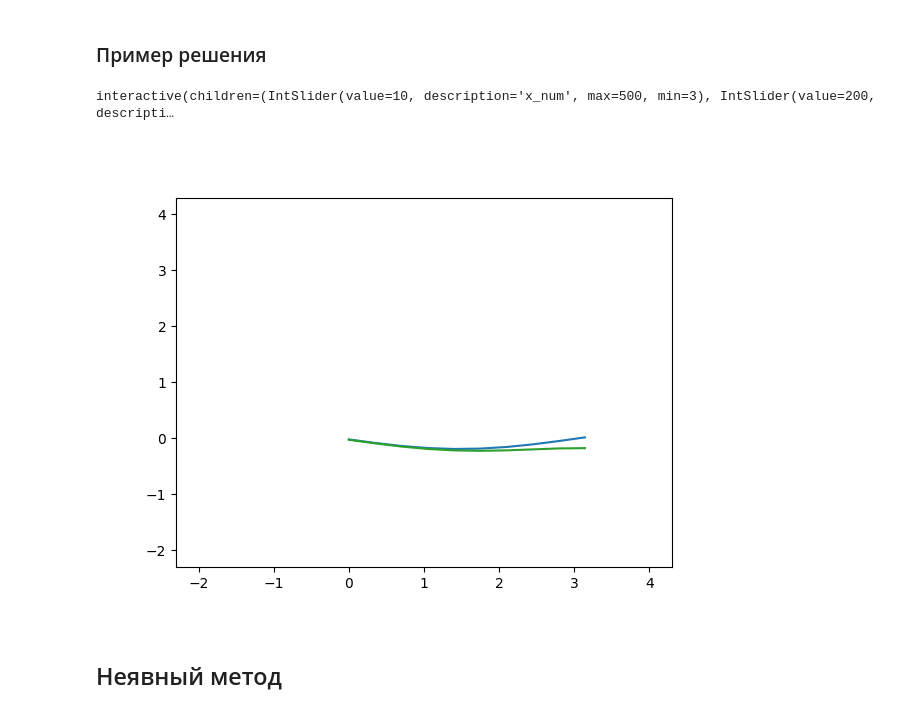
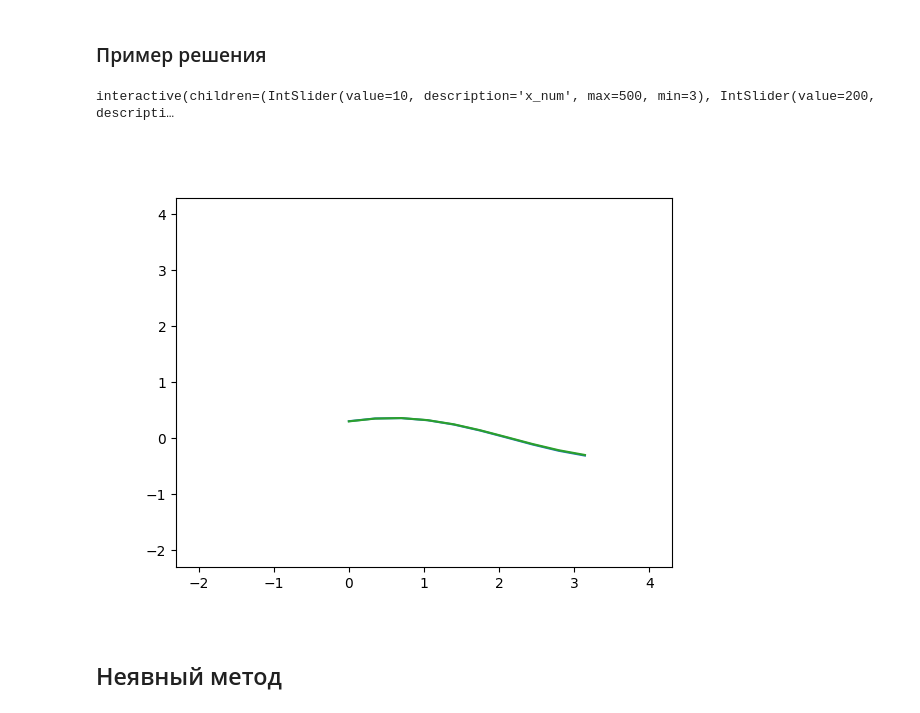
Before and after one commit to AppCrashExpress/num-methods-boogaloo, a Jupyter notebook: lab1/lab1.ipynb, the cells around one changed output. Cells and saved outputs as stored; diff of their text form; code cells hidden in the pictures.

```diff
--- a/lab1/lab1.ipynb
+++ b/lab1/lab1.ipynb
@@ -12,18 +12,19 @@ import warnings
 np.set_printoptions(precision=4)
 
 a = 1/120
-b = 1/120
+b = 1
+c = -1
 
 l = np.pi
 
-alpha, beta  = 1, -1
-gamma, delta = 1, -1
+alpha, beta  = 1, 1
+gamma, delta = 1, 1
 
-get_left_bound = lambda t : -1 * np.exp(-a*t) * (np.cos(b*t) + np.sin(b*t))
-get_right_bound = lambda t : np.exp(-a*t) * (np.cos(b*t) + np.sin(b*t))
-get_initial_values = lambda x : np.cos(x)
+get_left_bound = lambda t : np.exp((c-a) * t) * (np.cos(b*t) + np.sin(b*t))
+get_right_bound = lambda t : -1 * np.exp((c-a) * t) * (np.cos(b*t) + np.sin(b*t))
+get_initial_values = lambda x : np.sin(x)
 
-analit_function = lambda x, t : np.exp(-a*t) * np.cos(x + b*t)
+analit_function = lambda x, t : np.exp((c-a) * t) * np.sin(x + b*t)
 # %%
 %matplotlib widget
 
@@ -82,7 +83,10 @@ def solve_explicit(*, space_start=0.0, space_stop=1.0, space_num=200,
             coef = b * time_step / (2*space_step)
             movement = coef * ( grid[t, x+1] - grid[t, x-1] )
 
-            grid[t+1, x] = grid[t, x] + diffusion + movement
+            coef = c * time_step
+            inflow = coef * grid[t, x]
+
+            grid[t+1, x] = grid[t, x] + diffusion + movement + inflow
 
         if approx_type == '1o2p':
             grid[t+1, 0]  = ( -1 * (alpha / space_step) * grid[t+1, 1] + get_left_bound((t+1) * time_step) ) / (beta - alpha / space_step)
@@ -93,22 +97,21 @@ def solve_explicit(*, space_start=0.0, space_stop=1.0, space_num=200,
             grid[t+1, -1] = ( get_right_bound((t+1) * time_step) - gamma * (grid[t+1, -3] - 4*grid[t+1, -2]) / (2*space_step) ) / ( (3*gamma)/(2*space_step) + delta )
 
         elif approx_type == '2o2p':
-            # grid[t+1, 0]  = ( get_left_bound((t+1) * time_step)/alpha - )
-            grid[t+1, 0]  = (space_step/time_step * grid[t, 0] - get_left_bound((t+1) * time_step) * (2*a*a - b*space_step)/alpha + 2*a*a/space_step * grid[t+1, 1]) / ( 2*a*a/space_step + space_step/time_step + beta/alpha * (2*a*a - b*space_step) )
-            grid[t+1, -1] = (space_step/time_step * grid[t, -1] - get_right_bound((t+1) * time_step) * (2*a*a + b*space_step)/gamma + 2*a*a/space_step * grid[t+1, -2]) / (2*a*a/space_step + space_step/time_step + delta/gamma * (2*a*a + b*space_step))
+            grid[t+1, 0]  = (space_step/time_step * grid[t, 0] - get_left_bound((t+1) * time_step) * (2*a*a - b*space_step)/alpha + 2*a*a/space_step * grid[t+1, 1]) / ( 2*a*a/space_step + space_step/time_step - c * space_step + beta/alpha * (2*a*a - b*space_step) )
+            grid[t+1, -1] = (space_step/time_step * grid[t, -1] - get_right_bound((t+1) * time_step) * (2*a*a + b*space_step)/gamma + 2*a*a/space_step * grid[t+1, -2]) / (2*a*a/space_step + space_step/time_step - c * space_step + delta/gamma * (2*a*a + b*space_step))
 
     return grid
 # %% [markdown]
 ### Пример решения
 # %%
-time_stop = 200.0
+time_stop = 1.0
 fig = plt.figure()
 ax  = fig.add_subplot(1, 1, 1)
 
 generate_interaction(solve_explicit, fig, ax, time_stop)
 # %% [output]
 interactive(children=(IntSlider(value=10, description='x_num', max=500, min=3), IntSlider(value=200, descripti…
-[figure, old version]
+[figure, new version]
 # %% [markdown]
 ## Неявный метод
 # %% [markdown]
```
Also changed, not shown: parts of 4 cells of this notebook.
